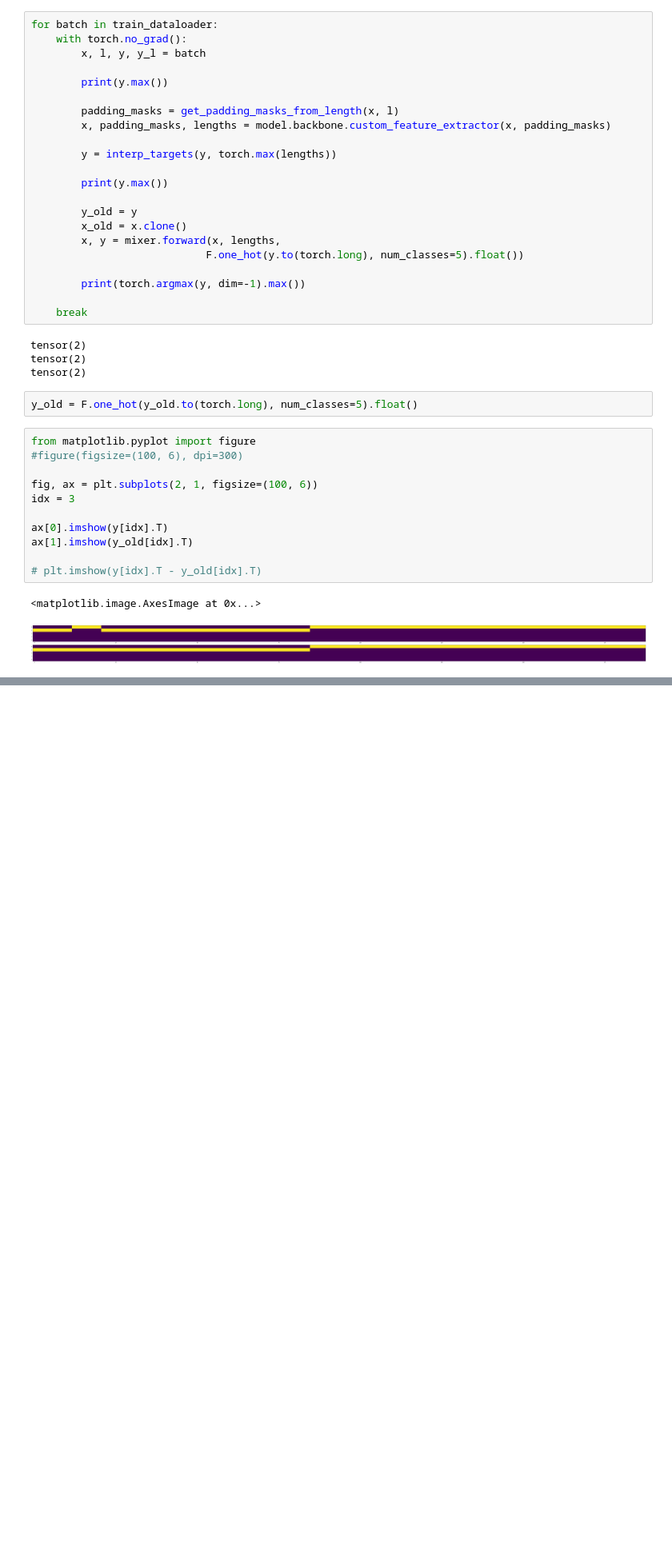
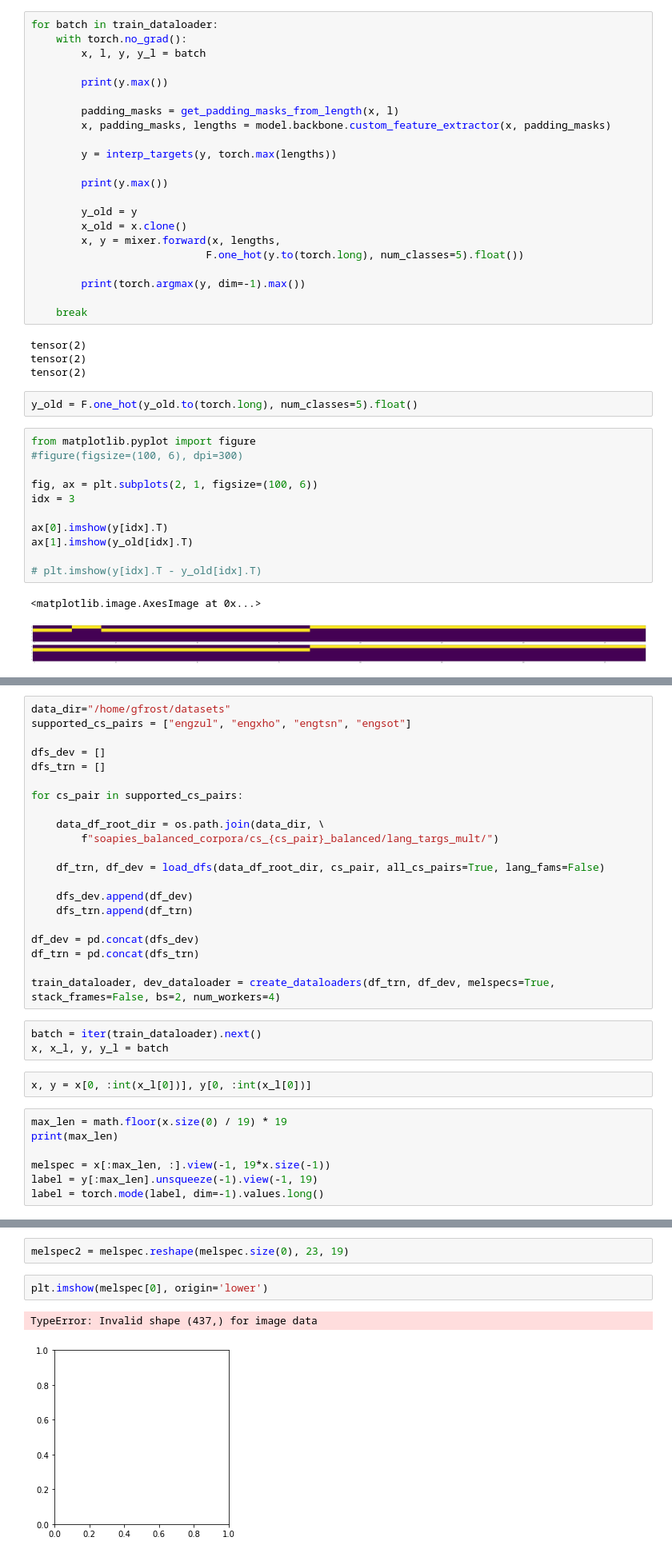
Before and after one commit to GeoffreyFrost/code-switched-language-diarization, a Jupyter notebook: notebooks/preprocessor_tinker.ipynb, the cells around one changed output, grey strips where cells are left out. Shown at 80% size. Saved outputs shown, nothing was run; the diff lists cells and outputs as text; blank space fills up the shorter version.

```diff
--- a/notebooks/preprocessor_tinker.ipynb
+++ b/notebooks/preprocessor_tinker.ipynb
@@ -280,0 +299,33 @@ ax[1].imshow(y_old[idx].T)
+# %%
+data_dir="/home/gfrost/datasets"
+supported_cs_pairs = ["engzul", "engxho", "engtsn", "engsot"]
+
+dfs_dev = []
+dfs_trn = []
+
+for cs_pair in supported_cs_pairs:
+
+    data_df_root_dir = os.path.join(data_dir, \
+        f"soapies_balanced_corpora/cs_{cs_pair}_balanced/lang_targs_mult/")
+
+    df_trn, df_dev = load_dfs(data_df_root_dir, cs_pair, all_cs_pairs=True, lang_fams=False)
+
+    dfs_dev.append(df_dev)
+    dfs_trn.append(df_trn)
+
+df_dev = pd.concat(dfs_dev)
+df_trn = pd.concat(dfs_trn)
+
+train_dataloader, dev_dataloader = create_dataloaders(df_trn, df_dev, melspecs=True, stack_frames=False, bs=2, num_workers=4)
+# %%
+batch = iter(train_dataloader).next()
+x, x_l, y, y_l = batch
+# %%
+x, y = x[0, :int(x_l[0])], y[0, :int(x_l[0])]
+# %%
+max_len = math.floor(x.size(0) / 19) * 19
+print(max_len)
+
+melspec = x[:max_len, :].view(-1, 19*x.size(-1))
+label = y[:max_len].unsqueeze(-1).view(-1, 19)
+label = torch.mode(label, dim=-1).values.long()
@@ -280,0 +356,7 @@ ax[1].imshow(y_old[idx].T)
+# %%
+melspec2 = melspec.reshape(melspec.size(0), 23, 19)
+# %%
+plt.imshow(melspec[0], origin='lower')
+# %% [output]
+TypeError: Invalid shape (437,) for image data
+[figure, added]
```
Also changed, not shown: parts of 7 cells of this notebook, 14 other files.
